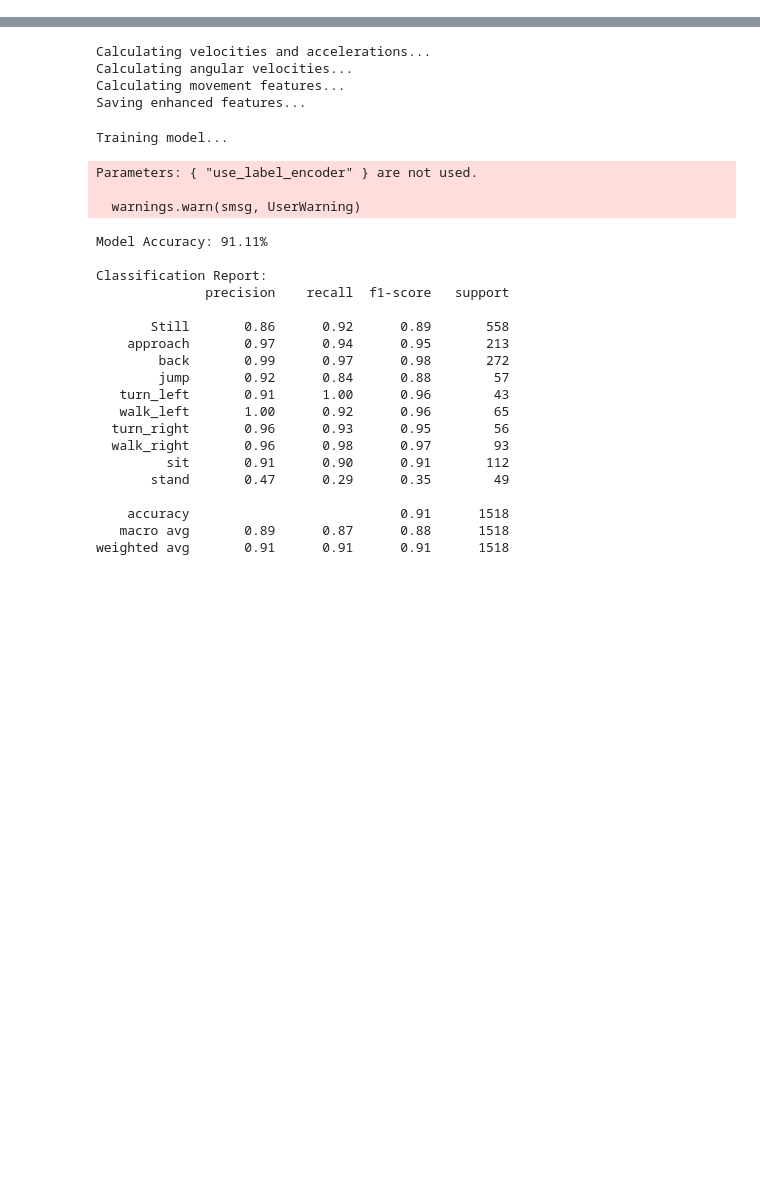
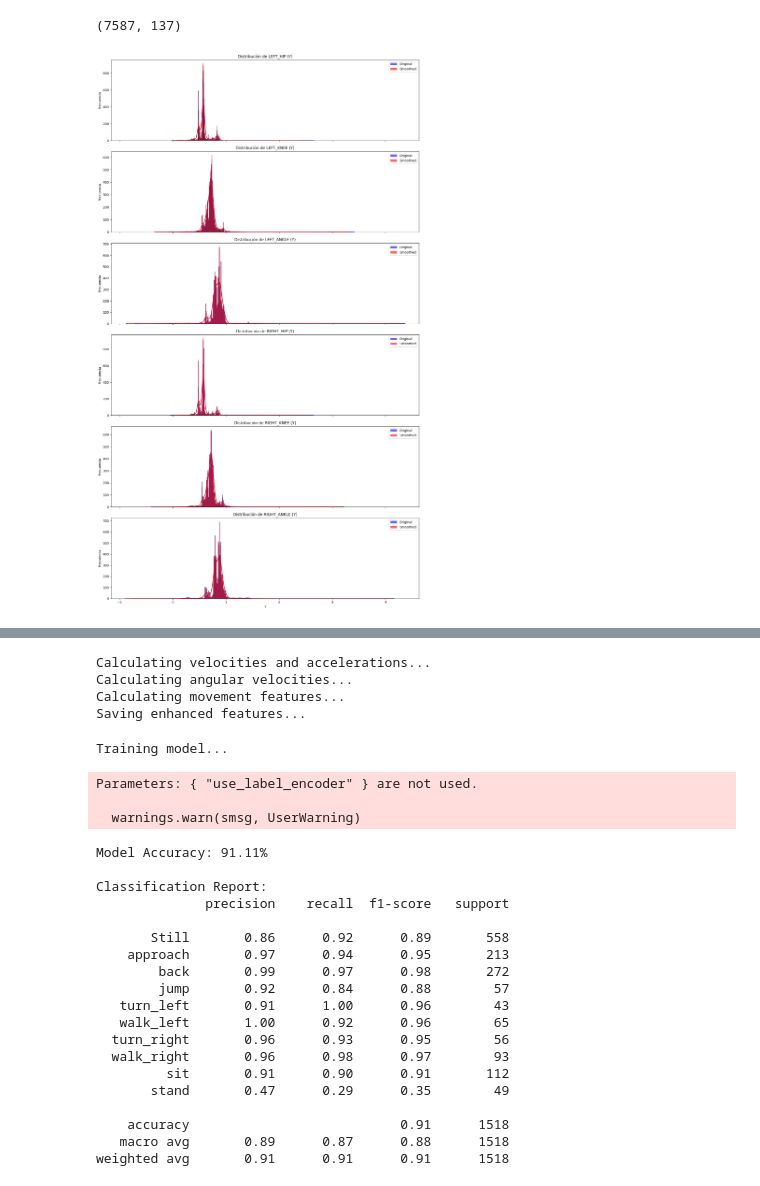
Before and after one commit to santiagobarrazas/AI-Project-BLM, a Jupyter notebook: motion_detector.ipynb, the cells around one changed output, grey strips where cells are left out. Drawn from its saved outputs; the diff is of its cells as text; code cells hidden in the pictures; blank space fills up the shorter version.

```diff
--- a/motion_detector.ipynb
+++ b/motion_detector.ipynb
@@ -68,0 +200,47 @@ for video_id in video_ids:
+# %%
+filtered_dataset.drop_duplicates().shape #Drop duplicates if any and shaape after dropping duplicates
+# %% [output]
+(7587, 137)
+# %%
+import seaborn as sns
+import matplotlib.pyplot as plt
+
+# Lista de keypoints clave
+keypoints = [
+    "LEFT_HIP", "LEFT_KNEE", "LEFT_ANKLE",
+    "RIGHT_HIP", "RIGHT_KNEE", "RIGHT_ANKLE"
+]
+
+# Coordenada a graficar
+coordinate = 'y'  # Cambia a 'x' si quieres analizar esa coordenada
+
+# Crear una figura con subplots
+fig, axes = plt.subplots(len(keypoints), 1, figsize=(14, len(keypoints) * 4), sharex=True)
+
+# Iterar sobre los keypoints y generar gráficos en subplots
+for i, keypoint in enumerate(keypoints):
+    col_name = f"{keypoint}_{coordinate}"  # Nombre de la columna actual
+
+    # Graficar distribución original
+    sns.histplot(
+        df[col_name], kde=True,
+        color='blue', label='Original', alpha=0.6, ax=axes[i]
+    )
+
+    # Graficar distribución suavizada
+    sns.histplot(
+        smoothed_dataset[col_name], kde=True,
+        color='red', label='Smoothed', alpha=0.6, ax=axes[i]
+    )
+
+    # Configurar título y etiquetas del subplot
+    axes[i].set_title(f'Distribución de {keypoint} ({coordinate.upper()})')
+    axes[i].set_xlabel(f'{coordinate.upper()}')
+    axes[i].set_ylabel('Frecuencia')
+    axes[i].legend()
+
+# Ajustar diseño para evitar superposición
+plt.tight_layout()
+plt.show()
+# %% [output]
+[figure, added]
```
Also changed, not shown: parts of 15 cells of this notebook, 4 other files.
